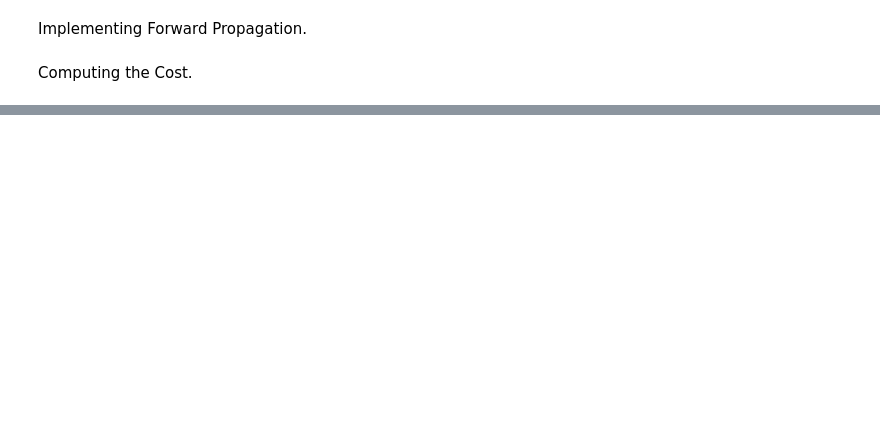
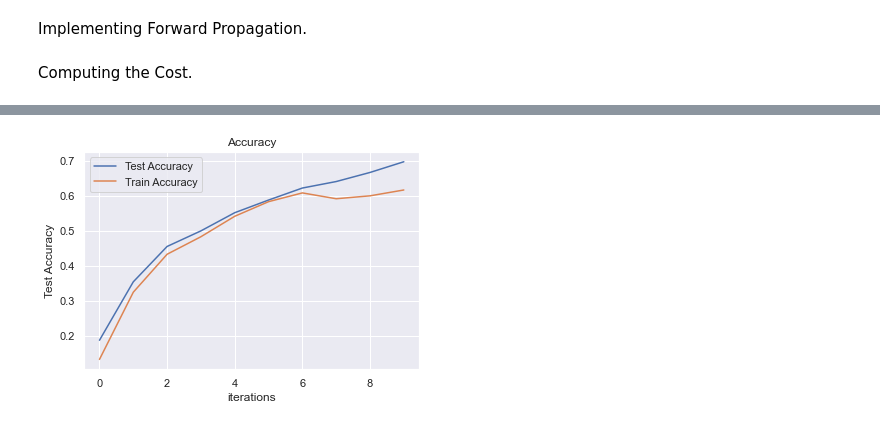
Before and after one commit to Boredtilldawn/Hand-sign-numbers, a Jupyter notebook: Me_Tensorflow.ipynb, the cells around one changed output, grey strips where cells are left out. Saved outputs shown, nothing was run; the diff lists cells and outputs as text; code cells hidden in the pictures; blank space fills up the shorter version.

```diff
--- a/Me_Tensorflow.ipynb
+++ b/Me_Tensorflow.ipynb
@@ -128,0 +237,15 @@ def compute_cost(logits, labels):
+# %%
+# Plot the train accuracy
+fig, ax = plt.subplots()
+plt.plot(np.squeeze(train_acc))
+plt.ylabel('Train Accuracy')
+plt.xlabel('iterations')
+plt.title("Accuracy" )
+# Plot the test accuracy
+plt.plot(np.squeeze(test_acc))
+plt.ylabel('Test Accuracy')
+plt.xlabel('iterations')
+plt.legend(labels=["Test Accuracy","Train Accuracy"])
+plt.show()
+# %% [output]
+[figure, added]
```
Also changed, not shown: parts of 5 cells of this notebook.
